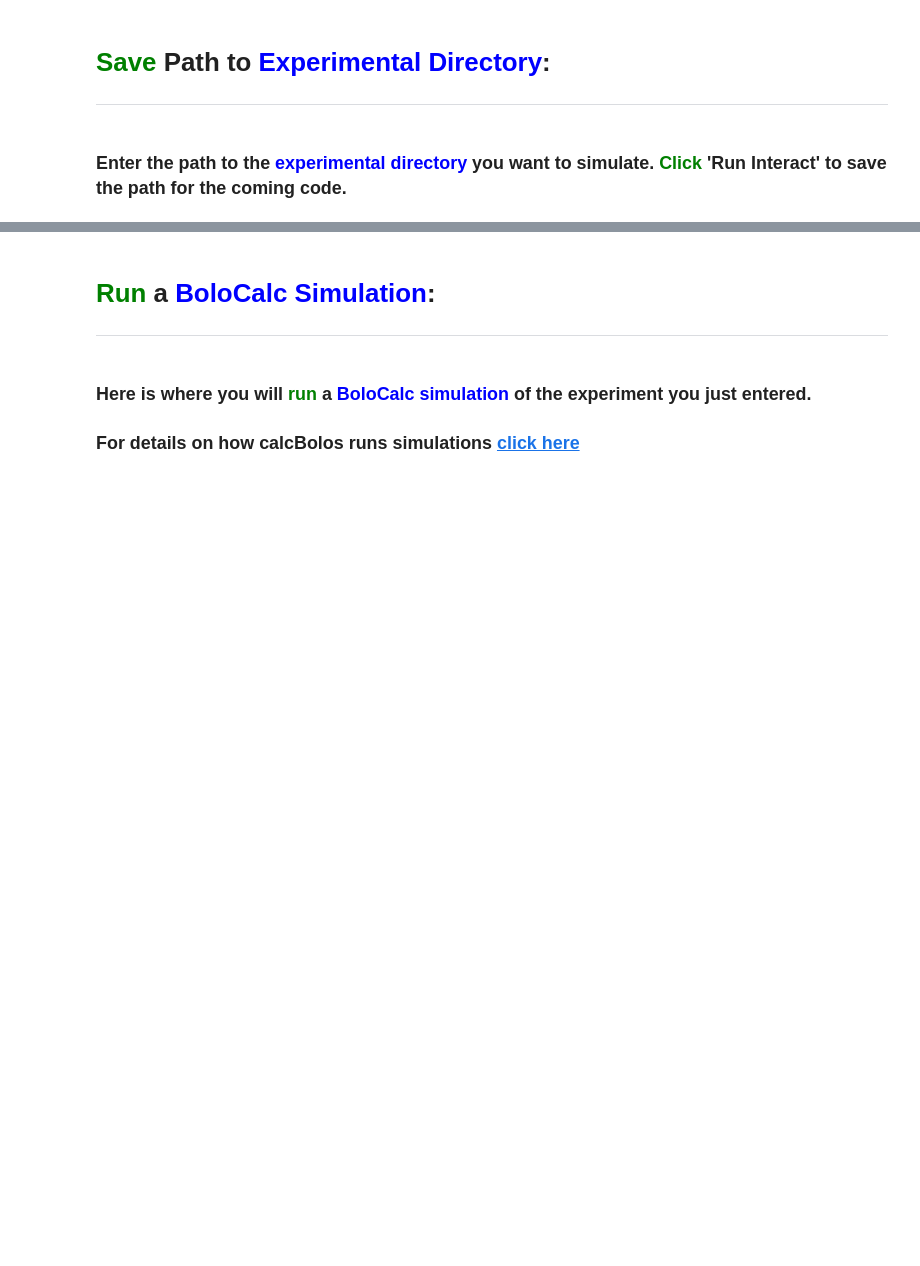
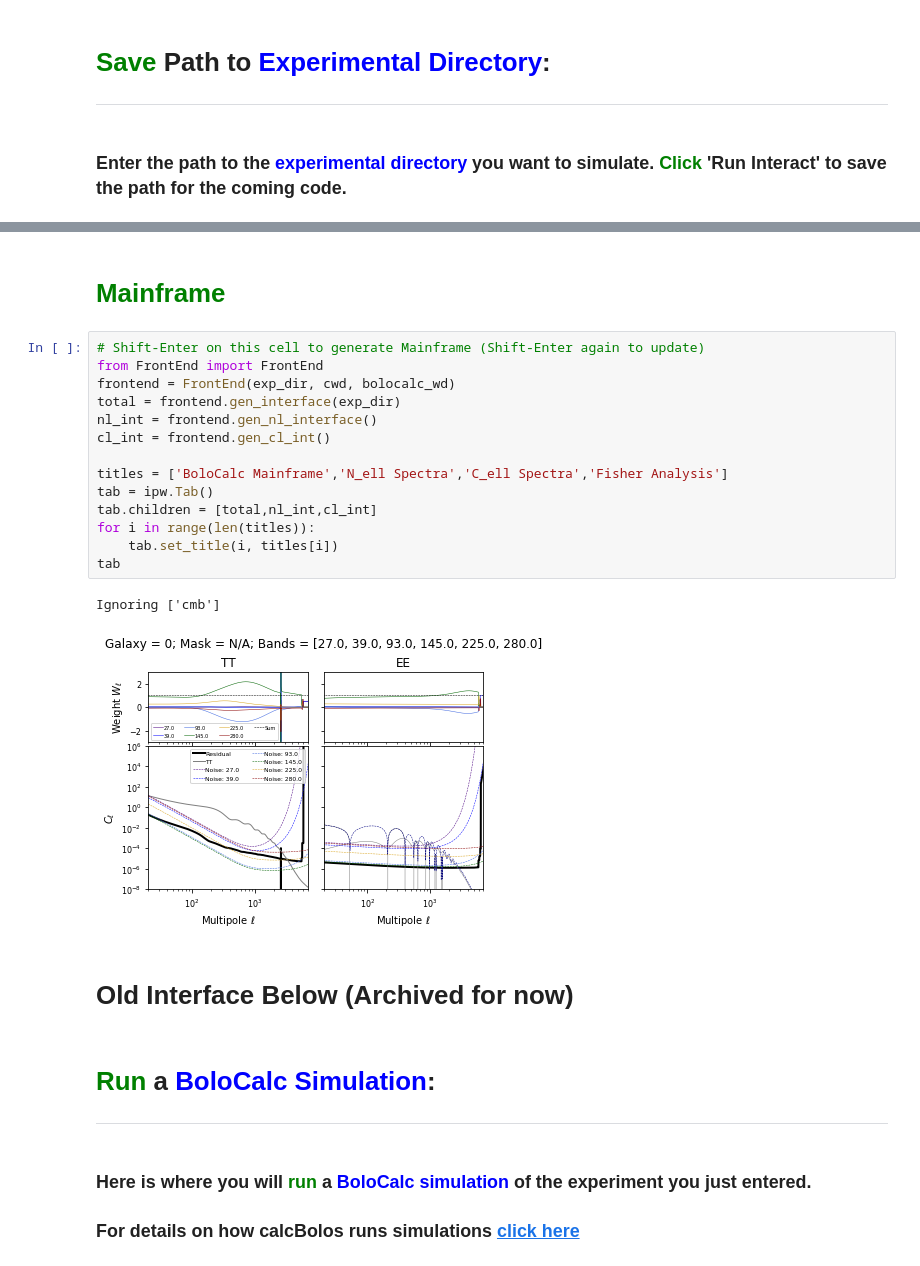
Before and after one commit to ahryciuk/CMBS4_Noise_Modeling, a Jupyter notebook: S4 Noise Modeling Interface.ipynb, the cells around one changed output, grey strips where cells are left out. Drawn from its saved outputs; the diff is of its cells as text; blank space fills up the shorter version.

```diff
--- a/S4 Noise Modeling Interface.ipynb
+++ b/S4 Noise Modeling Interface.ipynb
@@ -66,3 +90,24 @@ interact_manual(save_path,path='')
+# %% [markdown]
+# <font color='green'>Mainframe</font>
+# %%
+# Shift-Enter on this cell to generate Mainframe (Shift-Enter again to update)
+from FrontEnd import FrontEnd
+frontend = FrontEnd(exp_dir, cwd, bolocalc_wd)
+total = frontend.gen_interface(exp_dir)
+nl_int = frontend.gen_nl_interface()
+cl_int = frontend.gen_cl_int()
+
+titles = ['BoloCalc Mainframe','N_ell Spectra','C_ell Spectra','Fisher Analysis']
+tab = ipw.Tab()
+tab.children = [total,nl_int,cl_int]
+for i in range(len(titles)):
+    tab.set_title(i, titles[i])
+tab
+# %% [output]
+Ignoring ['cmb']
+[figure, added]
+# %% [markdown]
+# Old Interface Below (Archived for now)
 # %% [markdown]
 # <font color='green'>Run</font> a <font color='blue'>BoloCalc Simulation</font>:
 
```
Also changed, not shown: parts of 11 cells of this notebook, 3 other files.
